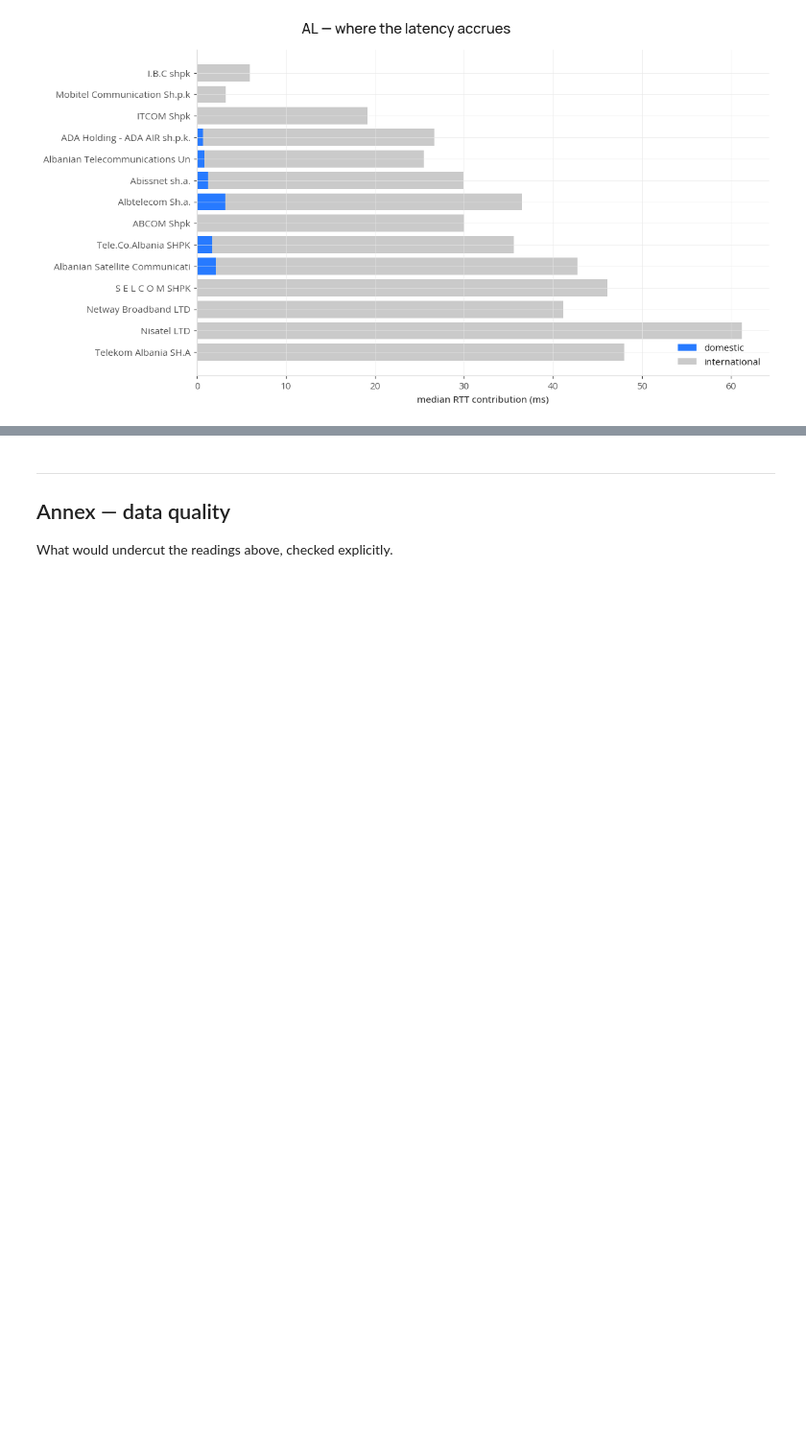
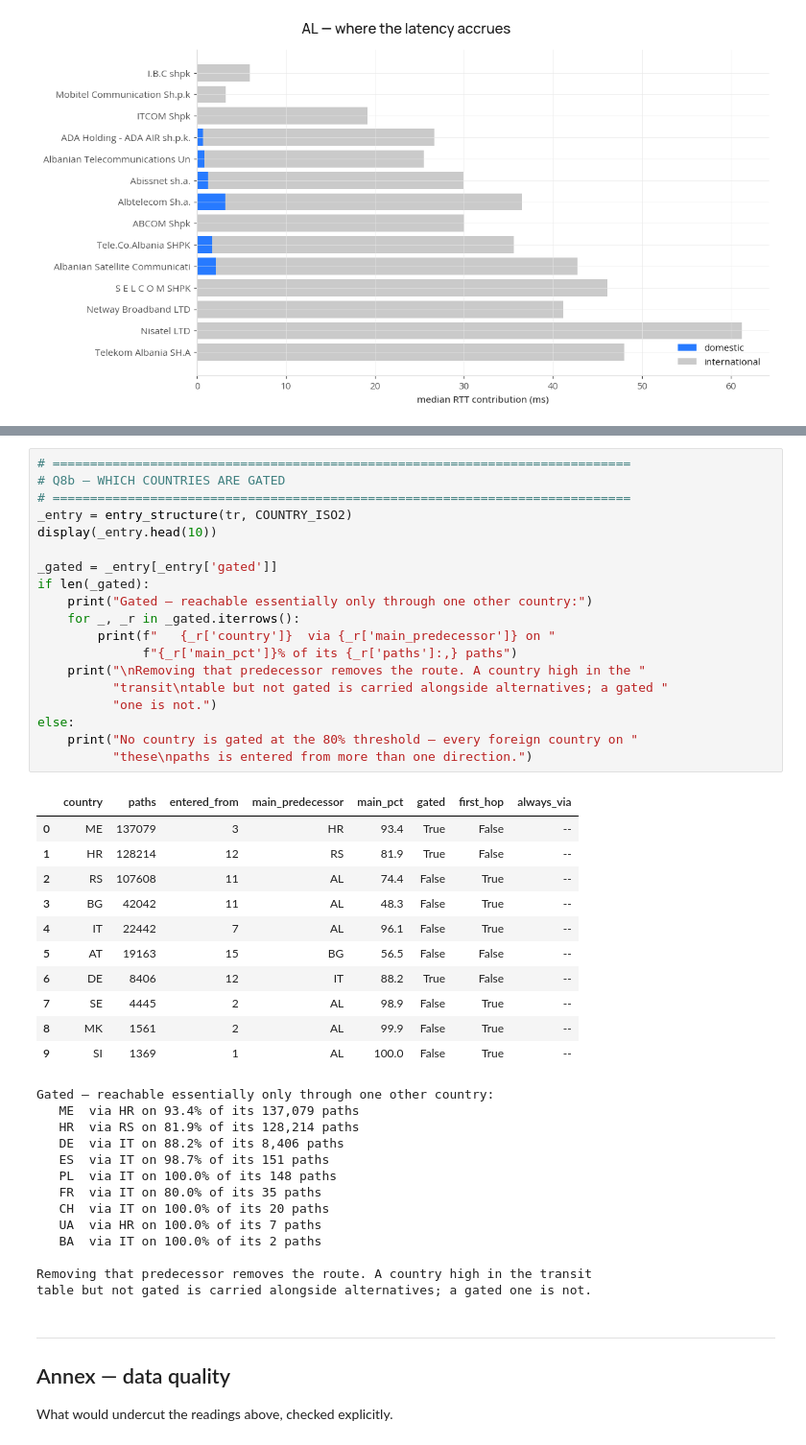
Before and after one commit to mabravoreyes/gigameter-explorer, a Jupyter notebook: meter_traceroutes_07.ipynb, the cells around one changed output, grey strips where cells are left out. Shown at 96% size. Cells and saved outputs as stored; diff of their text form; blank space fills up the shorter version.

```diff
--- a/meter_traceroutes_07.ipynb
+++ b/meter_traceroutes_07.ipynb
@@ -828,3 +977,47 @@ plt.tight_layout(); plt.show()
+# %%
+# =============================================================================
+# Q8b — WHICH COUNTRIES ARE GATED
+# =============================================================================
+_entry = entry_structure(tr, COUNTRY_ISO2)
+display(_entry.head(10))
+
+_gated = _entry[_entry['gated']]
+if len(_gated):
+    print("Gated — reachable essentially only through one other country:")
+    for _, _r in _gated.iterrows():
+        print(f"   {_r['country']}  via {_r['main_predecessor']} on "
+              f"{_r['main_pct']}% of its {_r['paths']:,} paths")
+    print("\nRemoving that predecessor removes the route. A country high in the "
+          "transit\ntable but not gated is carried alongside alternatives; a gated "
+          "one is not.")
+else:
+    print("No country is gated at the 80% threshold — every foreign country on "
+          "these\npaths is entered from more than one direction.")
+# %% [output]
+|  | country | paths | entered_from | main_predecessor | main_pct | gated | first_hop | always_via |
+| 0 | ME | 137079 | 3 | HR | 93.4 | True | False | -- |
+| 1 | HR | 128214 | 12 | RS | 81.9 | True | False | -- |
+| 2 | RS | 107608 | 11 | AL | 74.4 | False | True | -- |
+| 3 | BG | 42042 | 11 | AL | 48.3 | False | True | -- |
+| 4 | IT | 22442 | 7 | AL | 96.1 | False | True | -- |
+| 5 | AT | 19163 | 15 | BG | 56.5 | False | False | -- |
+| 6 | DE | 8406 | 12 | IT | 88.2 | True | False | -- |
+| 7 | SE | 4445 | 2 | AL | 98.9 | False | True | -- |
+| 8 | MK | 1561 | 2 | AL | 99.9 | False | True | -- |
+| 9 | SI | 1369 | 1 | AL | 100.0 | False | True | -- |
+Gated — reachable essentially only through one other country:
+   ME  via HR on 93.4% of its 137,079 paths
+   HR  via RS on 81.9% of its 128,214 paths
+   DE  via IT on 88.2% of its 8,406 paths
+   ES  via IT on 98.7% of its 151 paths
+   PL  via IT on 100.0% of its 148 paths
+   FR  via IT on 80.0% of its 35 paths
+   CH  via IT on 100.0% of its 20 paths
+   UA  via HR on 100.0% of its 7 paths
+   BA  via IT on 100.0% of its 2 paths
+
+Removing that predecessor removes the route. A country high in the transit
+table but not gated is carried alongside alternatives; a gated one is not.
 # %% [markdown]
 ---
 ## Annex — data quality
```
Also changed, not shown: parts of 6 cells of this notebook, 3 other files.
